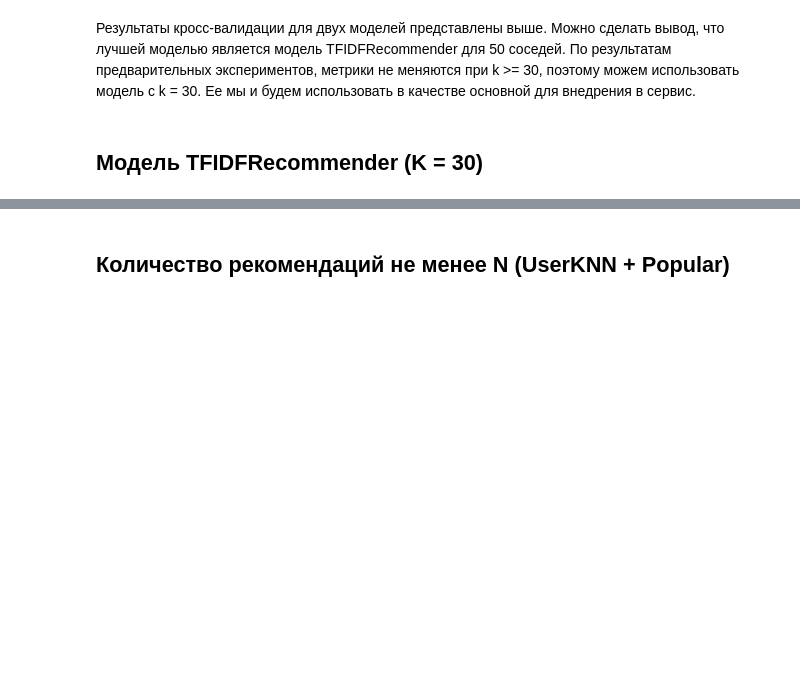
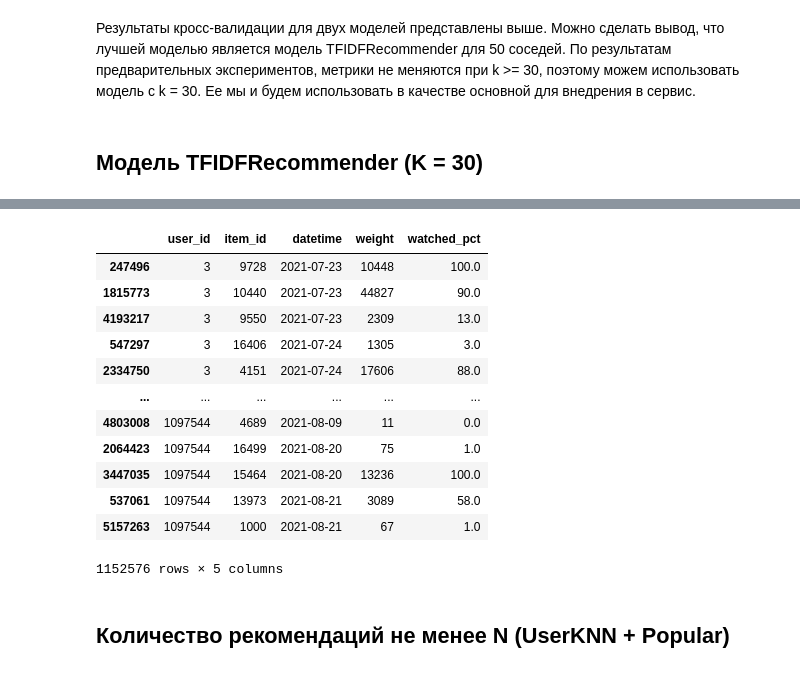
Before and after one commit to feldlime/RecoServiceTemplate, a Jupyter notebook: notebooks/UserKNN.ipynb, the cells around one changed output, grey strips where cells are left out. Cells and saved outputs as stored; diff of their text form; code cells hidden in the pictures; blank space fills up the shorter version.

Commit message:
Fixed UserKNN notebook

```diff
--- a/notebooks/UserKNN.ipynb
+++ b/notebooks/UserKNN.ipynb
@@ -312,17 +311,6 @@ df_metrics
-# %%
-interactions = pd.read_csv(DATA_PATH / 'interactions.csv')
-
-# rename columns, convert timestamp
-interactions.rename(columns={'last_watch_dt': Columns.Datetime,
-                            'total_dur': Columns.Weight},
-                    inplace=True)
-
-interactions['datetime'] = pd.to_datetime(interactions['datetime'])
 # %%
-n_folds = 5
-unit = "W"
-n_units = 1
-
-last_date = interactions[Columns.Datetime].max().normalize()
-start_date = last_date - pd.Timedelta(n_folds * n_units + 1, unit=unit)
-print(f"Start date and last date of the test fold: {start_date, last_date}")
+# чтобы уменьшить размер модели, переведем в менее "тяжелые" типы
+interactions["user_id"] = interactions["user_id"].astype(np.uint32)
+interactions["item_id"] = interactions["item_id"].astype(np.uint16)
+interactions[Columns.Weight] = interactions[Columns.Weight].astype(np.uint16)
+interactions["watched_pct"] = interactions["watched_pct"].astype(np.float32)
@@ -429,0 +317,25 @@ Wall time: 3h 30min 48s
+# %%
+# для обучения модели возьмем данные о взаимодействиях за последний месяц
+interactions = interactions[interactions['datetime'] > '2021-07-22 00:00:00']
+# %%
+# найдем теплых и горячих пользователей, а также их взаимодействия
+users_count = interactions.groupby("user_id")["item_id"].count()
+warm_users = users_count[users_count >= 5].index.values
+
+warm_interactions = interactions[interactions["user_id"].isin(warm_users)].sort_values(["user_id", "datetime"])
+# %%
+warm_interactions
+# %% [output]
+|  | user_id | item_id | datetime | weight | watched_pct |
+| 247496 | 3 | 9728 | 2021-07-23 | 10448 | 100.0 |
+| 1815773 | 3 | 10440 | 2021-07-23 | 44827 | 90.0 |
+| 4193217 | 3 | 9550 | 2021-07-23 | 2309 | 13.0 |
+| 547297 | 3 | 16406 | 2021-07-24 | 1305 | 3.0 |
+| 2334750 | 3 | 4151 | 2021-07-24 | 17606 | 88.0 |
+| ... | ... | ... | ... | ... | ... |
+| 4803008 | 1097544 | 4689 | 2021-08-09 | 11 | 0.0 |
+| 2064423 | 1097544 | 16499 | 2021-08-20 | 75 | 1.0 |
+| 3447035 | 1097544 | 15464 | 2021-08-20 | 13236 | 100.0 |
+| 537061 | 1097544 | 13973 | 2021-08-21 | 3089 | 58.0 |
+| 5157263 | 1097544 | 1000 | 2021-08-21 | 67 | 1.0 |
+1152576 rows × 5 columns
```
Also changed, not shown: parts of 8 cells of this notebook.
